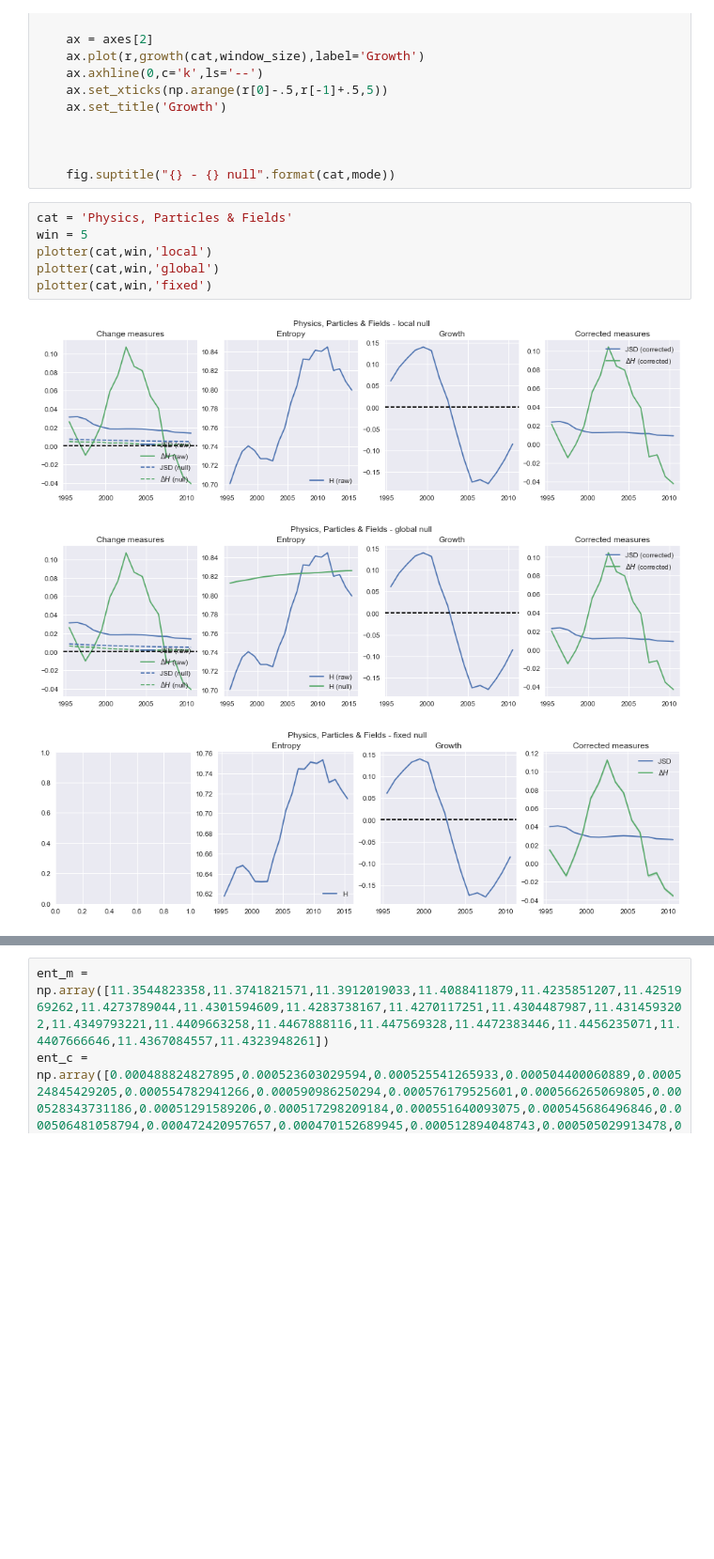
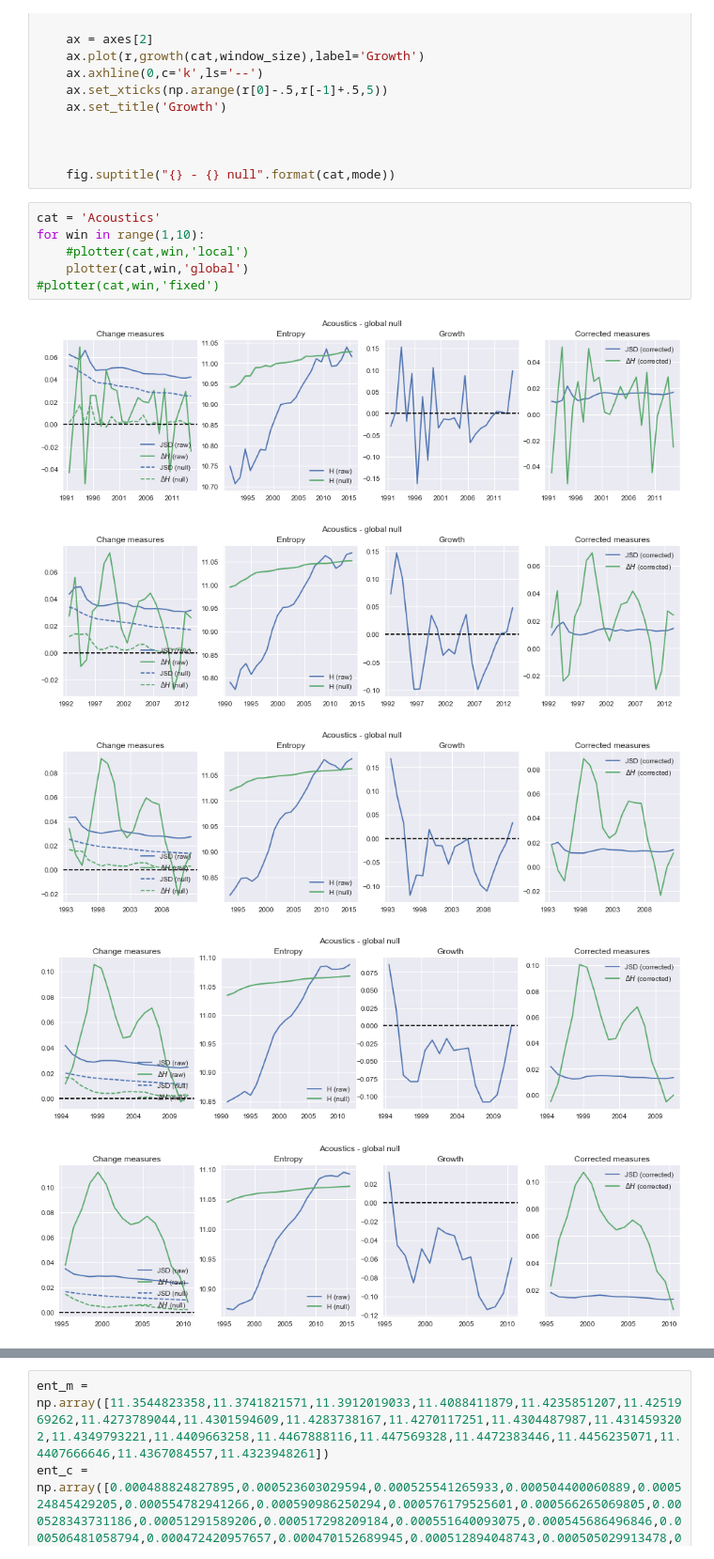
Before and after one commit to jlorince/wos-text-dynamics, a Jupyter notebook: notebooks/data-exploration.ipynb, the cells around one changed output, grey strips where cells are left out. Shown at 94% size. Drawn from its saved outputs; the diff is of its cells as text; blank space fills up the shorter version.

```diff
--- a/notebooks/data-exploration.ipynb
+++ b/notebooks/data-exploration.ipynb
@@ -139,12 +139,14 @@ def plotter(cat,window_size,mode='local'):
 
     fig.suptitle("{} - {} null".format(cat,mode))
 # %%
-cat = 'Physics, Particles & Fields'
-win = 5
-plotter(cat,win,'local')
-plotter(cat,win,'global')
-plotter(cat,win,'fixed')
+cat = 'Acoustics'
+for win in range(1,10):
+    #plotter(cat,win,'local')
+    plotter(cat,win,'global')
+#plotter(cat,win,'fixed')
 # %% [output]
-[figure, old version]
+[figure, new version]
-[figure, old version]
+[figure, new version]
-[figure, old version]
+[figure, new version]
+[figure, added]
+[figure, added]
```
Also changed, not shown: parts of 1 cell of this notebook, 2 other files.
